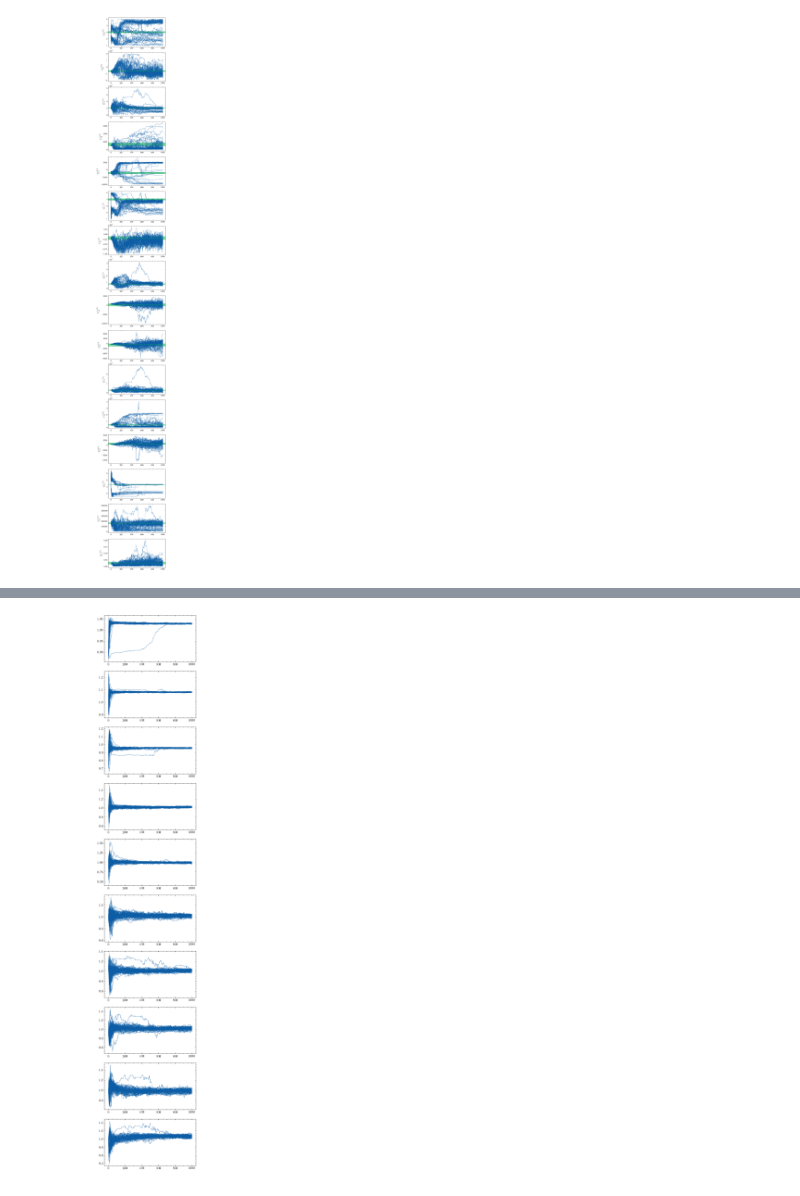
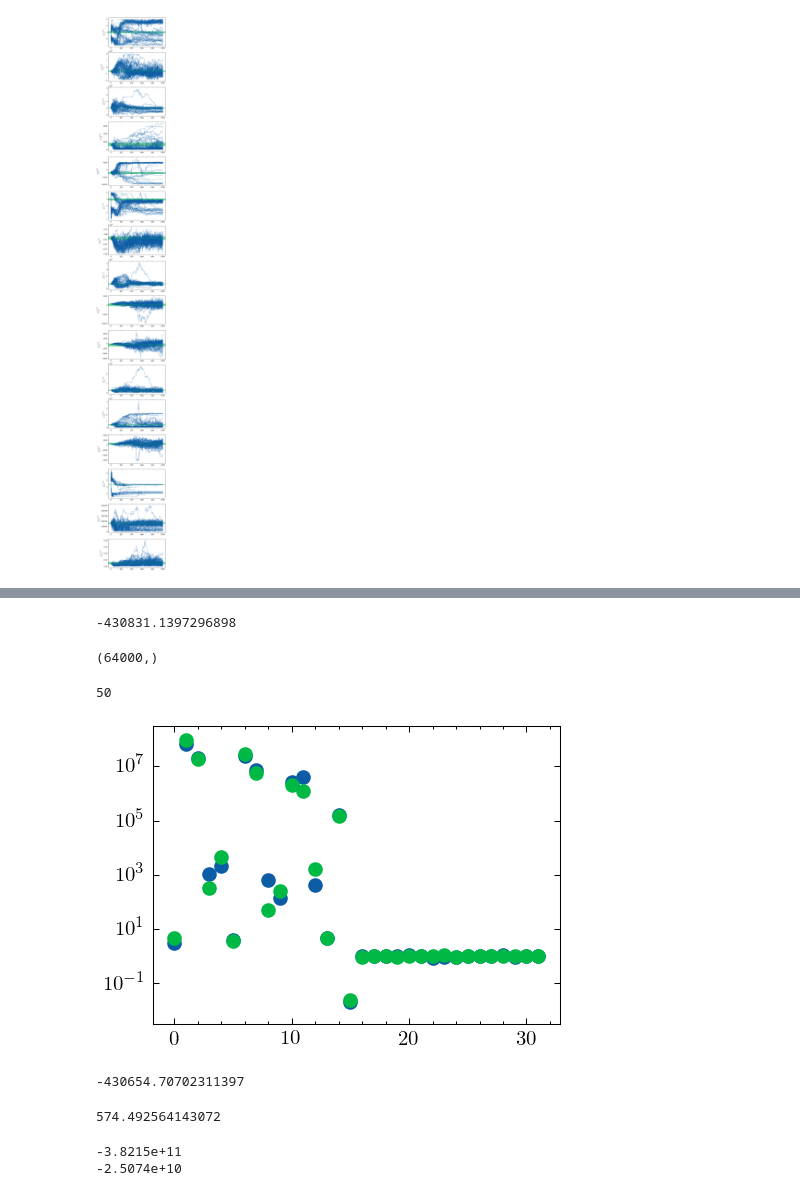
Before and after one commit to odell/r-matrix-emulation, a Jupyter notebook: 3he4he/Analyze.ipynb, the cells around one changed output, grey strips where cells are left out. Drawn from its saved outputs; the diff is of its cells as text; code cells hidden in the pictures.

```diff
--- a/3he4he/Analyze.ipynb
+++ b/3he4he/Analyze.ipynb
@@ -65,13 +66,10 @@ for (j, i) in enumerate(range(model.nrpar, model.nrpar + model.nf_capture)):
 # %%
-fig, ax = plt.subplots(model.nf_scatter,
-                       figsize=(gr*h, model.nf_scatter*h))
-fig.patch.set_facecolor('white')
+# fig, ax = plt.subplots(model.nf_scatter,
+#                        figsize=(gr*h, model.nf_scatter*h))
+# fig.patch.set_facecolor('white')
 
-for (j, i) in enumerate(range(model.nrpar + model.nf_capture, model.ndim)):
-    ax[j].plot(chain[:, :, i], alpha=0.5, color='C0')
-#     ax[j].set_ylabel(model.azr.config.labels[i])
+# for (j, i) in enumerate(range(model.nrpar + model.nf_capture, model.ndim)):
+#     ax[j].plot(chain[:, :, i], alpha=0.5, color='C0')
-# %% [output]
-[figure, removed]
 # %%
 n1 = model.nbr
 n2 = model.nxs
@@ -79,3 +77,11 @@ n2 = model.nxs
 flat_chain = b.get_chain(flat=True)
 lnp = b.get_log_prob(flat=True)
 theta_star = flat_chain[np.argmax(lnp), :]
+# %%
+lnp[np.argmin(lnp)]
+# %% [output]
+-430831.1397296898
+# %%
+lnp.shape
+# %% [output]
+(64000,)
@@ -81,0 +90,10 @@ theta_star = flat_chain[np.argmax(lnp), :]
+# %%
+np.argmin(lnp)
+# %% [output]
+50
+# %%
+plt.scatter(np.arange(theta_bad.size), np.abs(theta_bad))
+plt.scatter(np.arange(theta_star.size), np.abs(theta_star))
+plt.yscale('log');
+# %% [output]
+[figure, added]
@@ -81,0 +104,14 @@ theta_star = flat_chain[np.argmax(lnp), :]
+# %%
+m.ln_likelihood(theta_bad)
+# %% [output]
+-430654.70702311397
+# %%
+m.ln_likelihood(theta_star)
+# %% [output]
+574.492564143072
+# %%
+print(f'{m.ln_likelihood(theta_bad, include_gp_var=False):.4e}')
+print(f'{m.ln_likelihood(theta_star, include_gp_var=False):.4e}')
+# %% [output]
+-3.8215e+11
+-2.5074e+10
```
Also changed, not shown: parts of 15 cells of this notebook, 3 other files.
